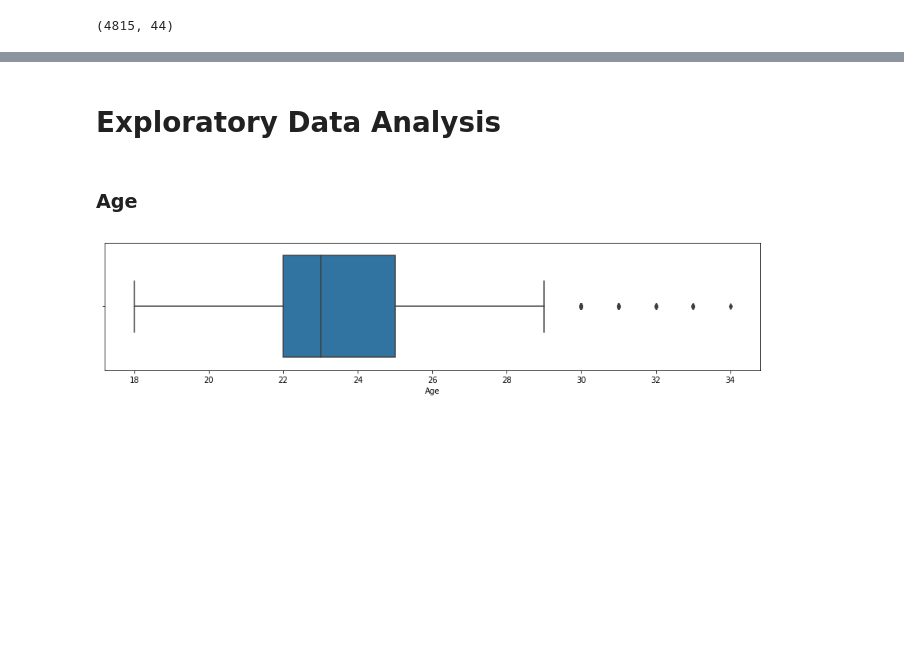
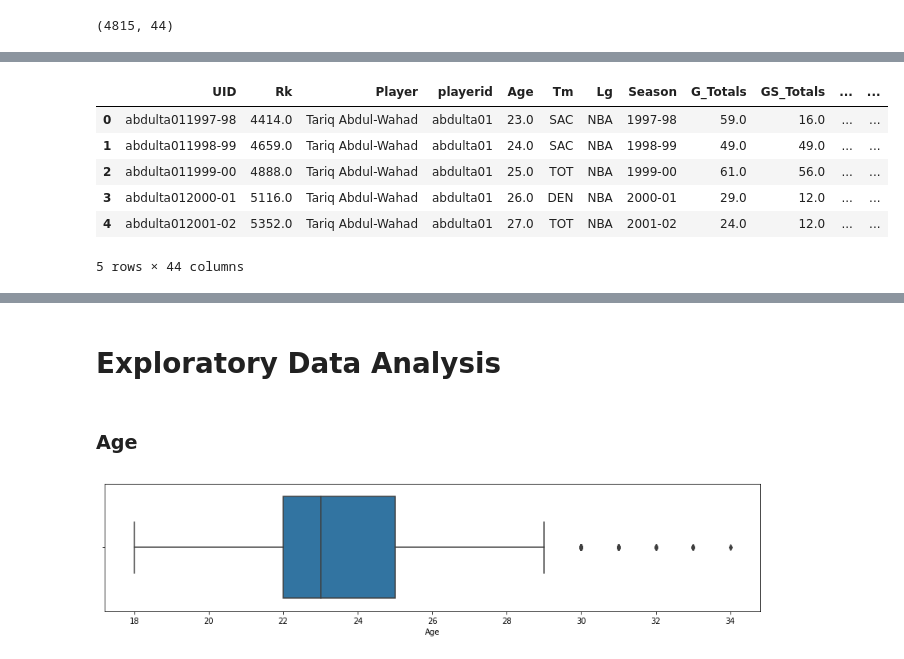
Before and after one commit to conditg/nba-youth-salary, a Jupyter notebook: eda.ipynb, the cells around one changed output, grey strips where cells are left out. Saved outputs shown, nothing was run; the diff lists cells and outputs as text; code cells hidden in the pictures; blank space fills up the shorter version.

```diff
--- a/eda.ipynb
+++ b/eda.ipynb
@@ -31,5 +32,15 @@ G_Totals            4806 non-null float64
 dtypes: float64(33), object(11)
 memory usage: 1.4+ MB
+# %%
+df.head()
+# %% [output]
+|  | UID | Rk | Player | playerid | Age | Tm | Lg | Season | G_Totals | GS_Totals | ... | ... |
+| 0 | abdulta011997-98 | 4414.0 | Tariq Abdul-Wahad | abdulta01 | 23.0 | SAC | NBA | 1997-98 | 59.0 | 16.0 | ... | ... |
+| 1 | abdulta011998-99 | 4659.0 | Tariq Abdul-Wahad | abdulta01 | 24.0 | SAC | NBA | 1998-99 | 49.0 | 49.0 | ... | ... |
+| 2 | abdulta011999-00 | 4888.0 | Tariq Abdul-Wahad | abdulta01 | 25.0 | TOT | NBA | 1999-00 | 61.0 | 56.0 | ... | ... |
+| 3 | abdulta012000-01 | 5116.0 | Tariq Abdul-Wahad | abdulta01 | 26.0 | DEN | NBA | 2000-01 | 29.0 | 12.0 | ... | ... |
+| 4 | abdulta012001-02 | 5352.0 | Tariq Abdul-Wahad | abdulta01 | 27.0 | TOT | NBA | 2001-02 | 24.0 | 12.0 | ... | ... |
+5 rows × 44 columns
 # %%
 df.describe()
 # %% [output]
```
Also changed, not shown: parts of 9 cells of this notebook, 1 other file.
